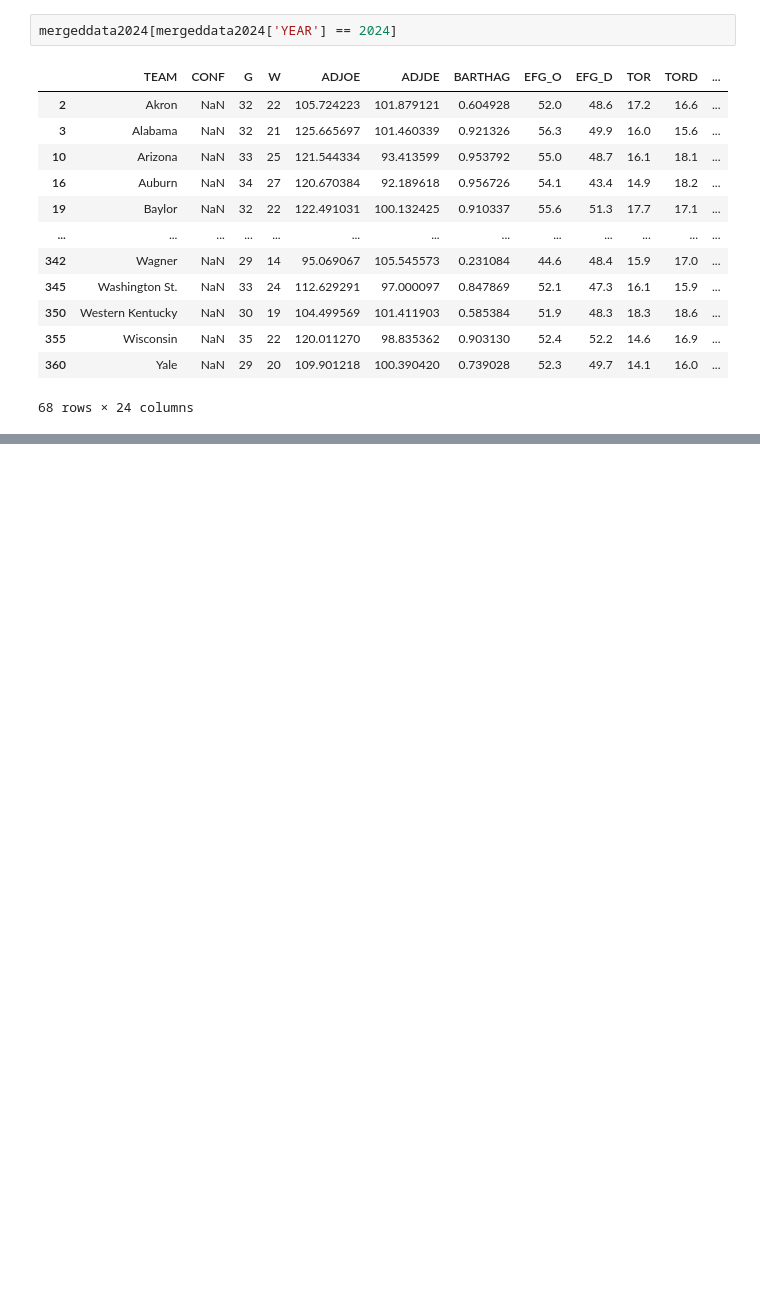
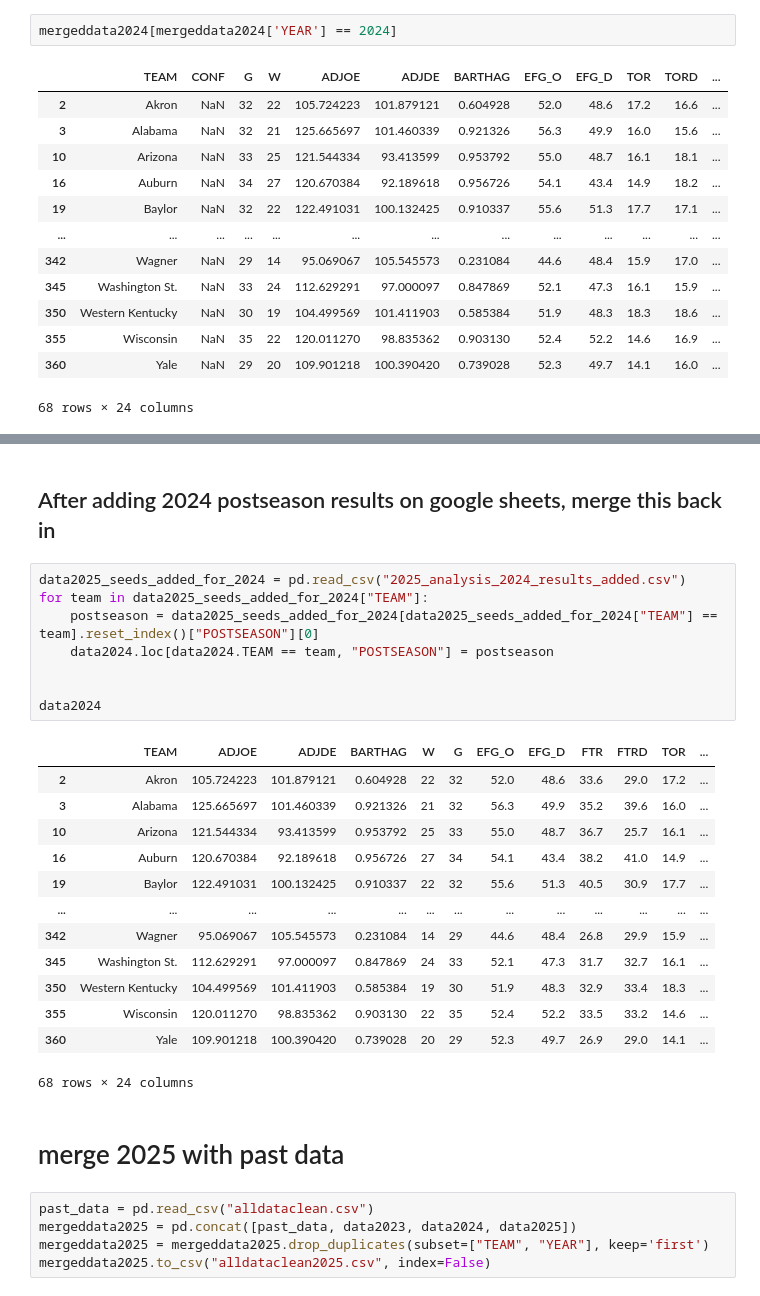
Before and after one commit to ajbenz18/march-madness-model, a Jupyter notebook: cleaning.ipynb, the cells around one changed output, grey strips where cells are left out. Drawn from its saved outputs; the diff is of its cells as text; blank space fills up the shorter version.

```diff
--- a/cleaning.ipynb
+++ b/cleaning.ipynb
@@ -348,0 +405,31 @@ mergeddata2024[mergeddata2024['YEAR'] == 2024]
+# %% [markdown]
+## After adding 2024 postseason results on google sheets, merge this back in
+# %%
+data2025_seeds_added_for_2024 = pd.read_csv("2025_analysis_2024_results_added.csv")
+for team in data2025_seeds_added_for_2024["TEAM"]:
+    postseason = data2025_seeds_added_for_2024[data2025_seeds_added_for_2024["TEAM"] == team].reset_index()["POSTSEASON"][0]
+    data2024.loc[data2024.TEAM == team, "POSTSEASON"] = postseason
+
+
+data2024
+# %% [output]
+|  | TEAM | ADJOE | ADJDE | BARTHAG | W | G | EFG_O | EFG_D | FTR | FTRD | TOR | ... |
+| 2 | Akron | 105.724223 | 101.879121 | 0.604928 | 22 | 32 | 52.0 | 48.6 | 33.6 | 29.0 | 17.2 | ... |
+| 3 | Alabama | 125.665697 | 101.460339 | 0.921326 | 21 | 32 | 56.3 | 49.9 | 35.2 | 39.6 | 16.0 | ... |
+| 10 | Arizona | 121.544334 | 93.413599 | 0.953792 | 25 | 33 | 55.0 | 48.7 | 36.7 | 25.7 | 16.1 | ... |
+| 16 | Auburn | 120.670384 | 92.189618 | 0.956726 | 27 | 34 | 54.1 | 43.4 | 38.2 | 41.0 | 14.9 | ... |
+| 19 | Baylor | 122.491031 | 100.132425 | 0.910337 | 22 | 32 | 55.6 | 51.3 | 40.5 | 30.9 | 17.7 | ... |
+| ... | ... | ... | ... | ... | ... | ... | ... | ... | ... | ... | ... | ... |
+| 342 | Wagner | 95.069067 | 105.545573 | 0.231084 | 14 | 29 | 44.6 | 48.4 | 26.8 | 29.9 | 15.9 | ... |
+| 345 | Washington St. | 112.629291 | 97.000097 | 0.847869 | 24 | 33 | 52.1 | 47.3 | 31.7 | 32.7 | 16.1 | ... |
+| 350 | Western Kentucky | 104.499569 | 101.411903 | 0.585384 | 19 | 30 | 51.9 | 48.3 | 32.9 | 33.4 | 18.3 | ... |
+| 355 | Wisconsin | 120.011270 | 98.835362 | 0.903130 | 22 | 35 | 52.4 | 52.2 | 33.5 | 33.2 | 14.6 | ... |
+| 360 | Yale | 109.901218 | 100.390420 | 0.739028 | 20 | 29 | 52.3 | 49.7 | 26.9 | 29.0 | 14.1 | ... |
+68 rows × 24 columns
+# %% [markdown]
+# merge 2025 with past data
+# %%
+past_data = pd.read_csv("alldataclean.csv")
+mergeddata2025 = pd.concat([past_data, data2023, data2024, data2025])
+mergeddata2025 = mergeddata2025.drop_duplicates(subset=["TEAM", "YEAR"], keep='first')
+mergeddata2025.to_csv("alldataclean2025.csv", index=False)
```
Also changed, not shown: parts of 7 cells of this notebook, 7 other files.
